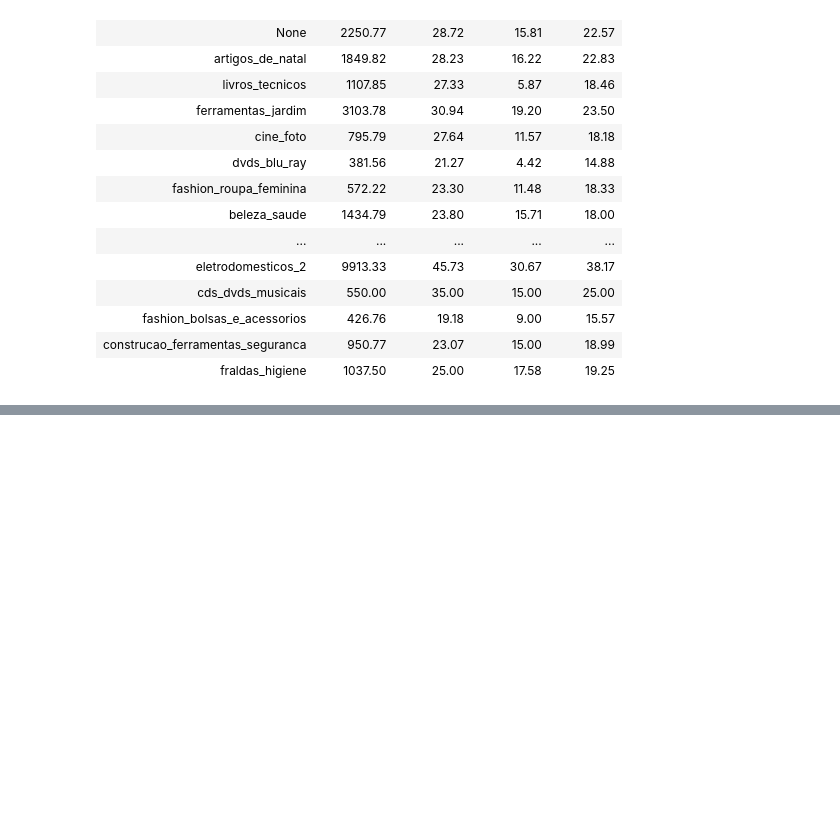
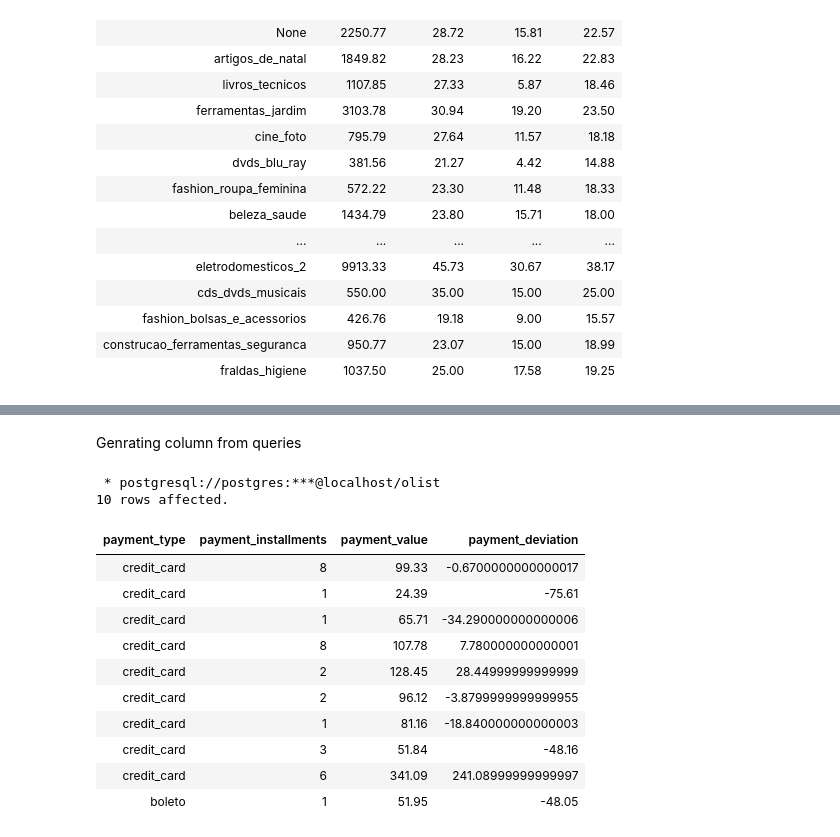
Before and after one commit to nabeel-io/olist_database_analysis, a Jupyter notebook: Untitled.ipynb, the cells around one changed output, grey strips where cells are left out. Drawn from its saved outputs; the diff is of its cells as text; code cells hidden in the pictures; blank space fills up the shorter version.

Commit message:
complex queries added

```diff
--- a/Untitled.ipynb
+++ b/Untitled.ipynb
@@ -346,0 +352,25 @@ LIMIT 10
+# %% [markdown]
+Genrating column from queries
+# %%
+%%sql
+SELECT payment_type,
+       payment_installments,
+       payment_value,
+       payment_value - (SELECT percentile_cont(.5) WITHIN GROUP(ORDER BY payment_value)
+        FROM order_payments) AS payment_deviation
+FROM order_payments
+LIMIT 10
+# %% [output]
+ * postgresql://postgres:***@localhost/olist
+10 rows affected.
+| payment_type | payment_installments | payment_value | payment_deviation |
+| credit_card | 8 | 99.33 | -0.6700000000000017 |
+| credit_card | 1 | 24.39 | -75.61 |
+| credit_card | 1 | 65.71 | -34.290000000000006 |
+| credit_card | 8 | 107.78 | 7.780000000000001 |
+| credit_card | 2 | 128.45 | 28.44999999999999 |
+| credit_card | 2 | 96.12 | -3.8799999999999955 |
+| credit_card | 1 | 81.16 | -18.840000000000003 |
+| credit_card | 3 | 51.84 | -48.16 |
+| credit_card | 6 | 341.09 | 241.08999999999997 |
+| boleto | 1 | 51.95 | -48.05 |
```
Also changed, not shown: parts of 5 cells of this notebook.
